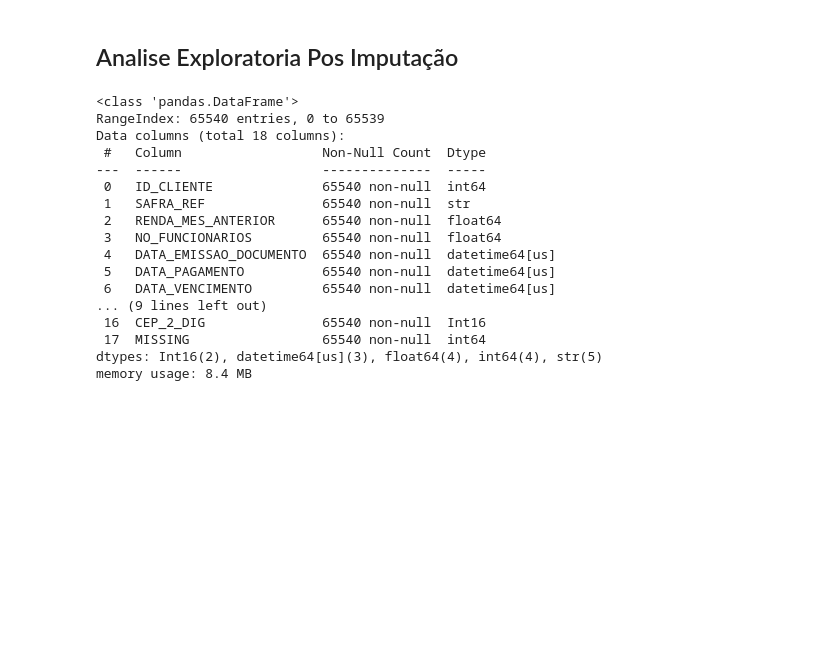
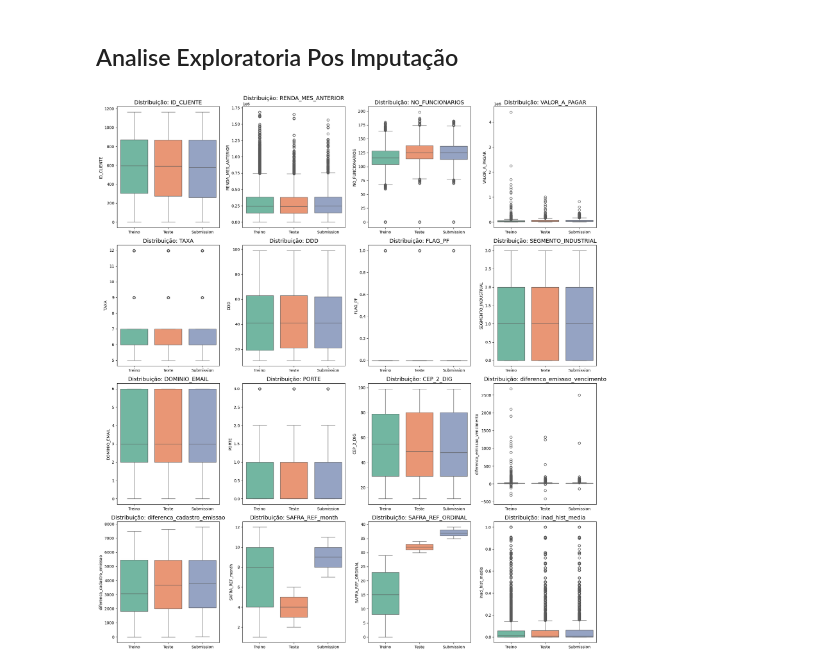
Before and after one commit to Cleyton-Nobre/datarisk-case-ds-junior, a Jupyter notebook: solution.ipynb, the cells around one changed output. Drawn from its saved outputs; the diff is of its cells as text; code cells hidden in the pictures; blank space fills up the shorter version.

```diff
--- a/solution.ipynb
+++ b/solution.ipynb
@@ -404,22 +542,34 @@ submission = pipeline.transform(base_submit)
 # %% [markdown]
 ## Analise Exploratoria Pos Imputação
 # %%
-train.info()
+def plot_grid_numerica(train, test, sub):
+    cols_num = train.select_dtypes(include=['number']).columns.tolist()
+    ignored = ['INADIMPLENTE']
+    cols_to_plot = [c for c in cols_num if c not in ignored]
+
+    n_cols = 4
+    n_rows = math.ceil(len(cols_to_plot) / n_cols)
+
+    fig, axes = plt.subplots(n_rows, n_cols, figsize=(18, n_rows * 5))
+    axes = axes.flatten() # Transforma a matriz em lista para iterar fácil
+
+    for i, col in enumerate(cols_to_plot):
+        df_comp = pd.concat([
+            train[[col]].assign(Base='Treino'),
+            test[[col]].assign(Base='Teste'),
+            sub[[col]].assign(Base='Submission')
+        ]).dropna()
+
+        sns.boxplot(ax=axes[i], x='Base', y=col, data=df_comp, palette='Set2', hue='Base', legend=False)
+        axes[i].set_title(f'Distribuição: {col}', fontsize=14)
+        axes[i].set_xlabel('')
+
+    for j in range(i + 1, len(axes)):
+        fig.delaxes(axes[j])
+
+    plt.tight_layout()
+    plt.show()
+
+plot_grid_numerica(train_, test_, submission)
 # %% [output]
-<class 'pandas.DataFrame'>
-RangeIndex: 65540 entries, 0 to 65539
-Data columns (total 18 columns):
- #   Column                  Non-Null Count  Dtype
----  ------                  --------------  -----
- 0   ID_CLIENTE              65540 non-null  int64
- 1   SAFRA_REF               65540 non-null  str
- 2   RENDA_MES_ANTERIOR      65540 non-null  float64
- 3   NO_FUNCIONARIOS         65540 non-null  float64
- 4   DATA_EMISSAO_DOCUMENTO  65540 non-null  datetime64[us]
- 5   DATA_PAGAMENTO          65540 non-null  datetime64[us]
- 6   DATA_VENCIMENTO         65540 non-null  datetime64[us]
-... (9 lines left out)
- 16  CEP_2_DIG               65540 non-null  Int16
- 17  MISSING                 65540 non-null  int64
-dtypes: Int16(2), datetime64[us](3), float64(4), int64(4), str(5)
-memory usage: 8.4 MB
+[figure, added]
```
Also changed, not shown: parts of 60 cells of this notebook, 1 other file.
